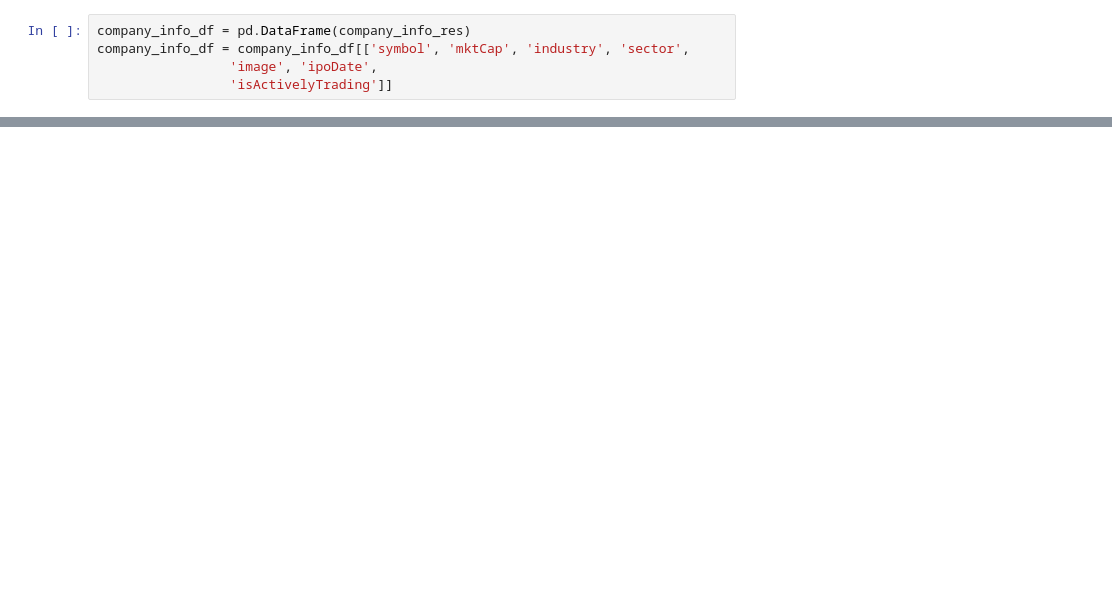
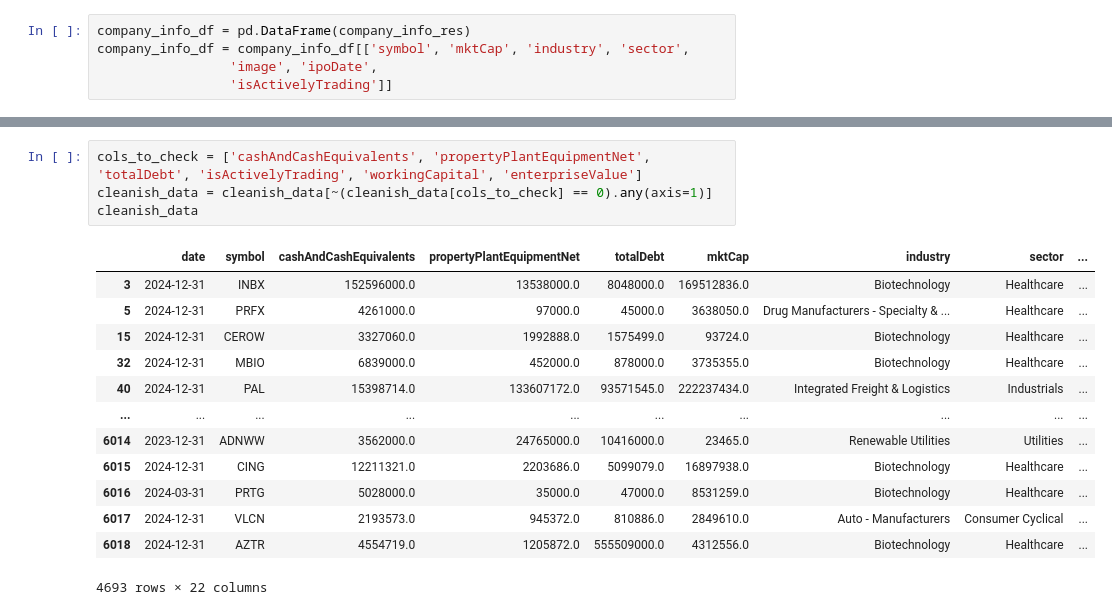
Before and after one commit to ben-abbott/df-capstone, a Jupyter notebook: notebooks/req_planning.ipynb, the cells around one changed output, grey strips where cells are left out. Saved outputs shown, nothing was run; the diff lists cells and outputs as text; blank space fills up the shorter version.

```diff
--- a/notebooks/req_planning.ipynb
+++ b/notebooks/req_planning.ipynb
@@ -153,0 +210,18 @@ test_merge.sort_values(by='overallRank', ascending=True)
+# %%
+cols_to_check = ['cashAndCashEquivalents', 'propertyPlantEquipmentNet', 'totalDebt', 'isActivelyTrading', 'workingCapital', 'enterpriseValue']
+cleanish_data = cleanish_data[~(cleanish_data[cols_to_check] == 0).any(axis=1)]
+cleanish_data
+# %% [output]
+|  | date | symbol | cashAndCashEquivalents | propertyPlantEquipmentNet | totalDebt | mktCap | industry | sector | ... |
+| 3 | 2024-12-31 | INBX | 152596000.0 | 13538000.0 | 8048000.0 | 169512836.0 | Biotechnology | Healthcare | ... |
+| 5 | 2024-12-31 | PRFX | 4261000.0 | 97000.0 | 45000.0 | 3638050.0 | Drug Manufacturers - Specialty & ... | Healthcare | ... |
+| 15 | 2024-12-31 | CEROW | 3327060.0 | 1992888.0 | 1575499.0 | 93724.0 | Biotechnology | Healthcare | ... |
+| 32 | 2024-12-31 | MBIO | 6839000.0 | 452000.0 | 878000.0 | 3735355.0 | Biotechnology | Healthcare | ... |
+| 40 | 2024-12-31 | PAL | 15398714.0 | 133607172.0 | 93571545.0 | 222237434.0 | Integrated Freight & Logistics | Industrials | ... |
+| ... | ... | ... | ... | ... | ... | ... | ... | ... | ... |
+| 6014 | 2023-12-31 | ADNWW | 3562000.0 | 24765000.0 | 10416000.0 | 23465.0 | Renewable Utilities | Utilities | ... |
+| 6015 | 2024-12-31 | CING | 12211321.0 | 2203686.0 | 5099079.0 | 16897938.0 | Biotechnology | Healthcare | ... |
+| 6016 | 2024-03-31 | PRTG | 5028000.0 | 35000.0 | 47000.0 | 8531259.0 | Biotechnology | Healthcare | ... |
+| 6017 | 2024-12-31 | VLCN | 2193573.0 | 945372.0 | 810886.0 | 2849610.0 | Auto - Manufacturers | Consumer Cyclical | ... |
+| 6018 | 2024-12-31 | AZTR | 4554719.0 | 1205872.0 | 555509000.0 | 4312556.0 | Biotechnology | Healthcare | ... |
+4693 rows × 22 columns
```
Also changed, not shown: parts of 12 cells of this notebook, 5 other files.
